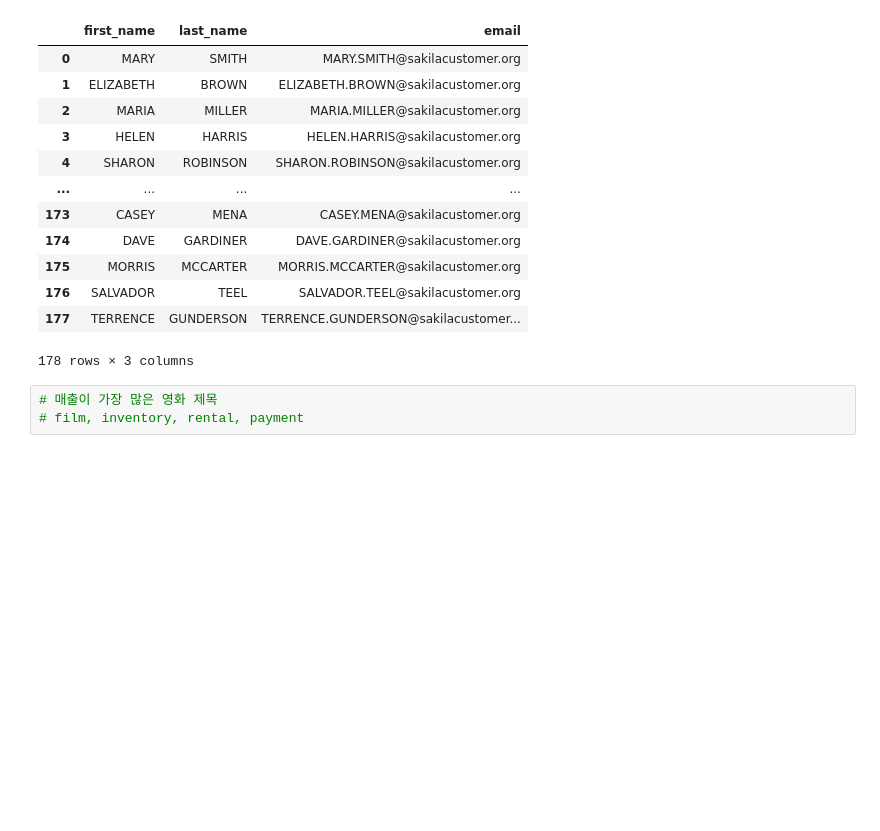
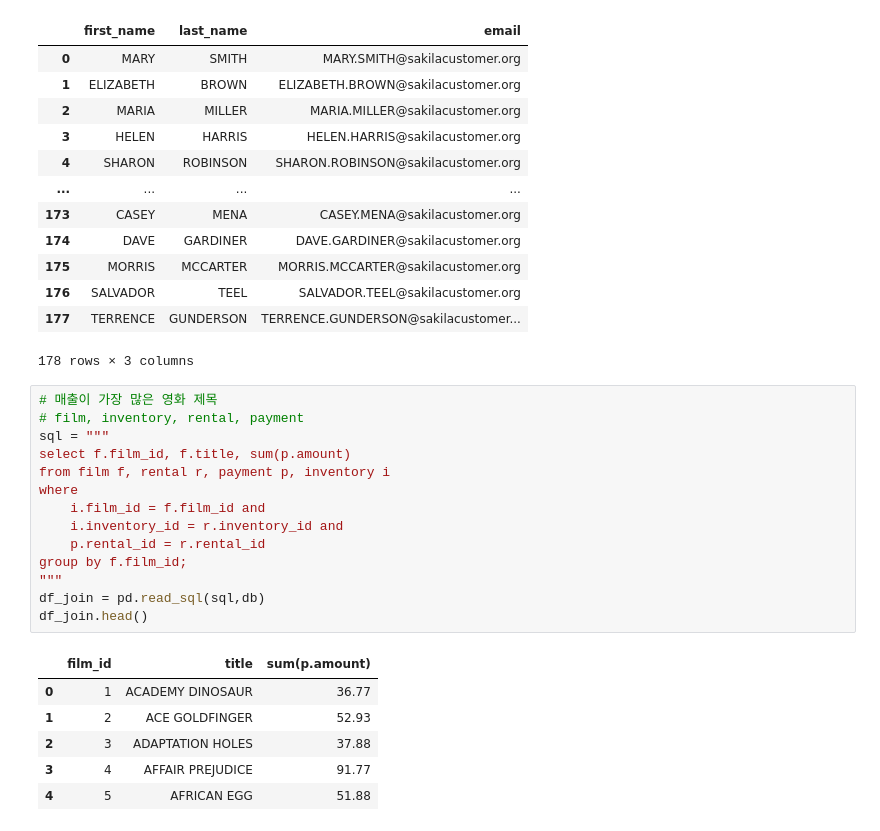
Before and after one commit to Depra3/tempPython, a Jupyter notebook: 230103/python_mysql_1.ipynb, the cells around one changed output. Cells and saved outputs as stored; diff of their text form; blank space fills up the shorter version.

```diff
--- a/230103/python_mysql_1.ipynb
+++ b/230103/python_mysql_1.ipynb
@@ -304,6 +308,24 @@ pd.read_sql('select first_name, last_name, email from customer where customer_id
 | 176 | SALVADOR | TEEL | SALVADOR.TEEL@sakilacustomer.org |
 | 177 | TERRENCE | GUNDERSON | TERRENCE.GUNDERSON@sakilacustomer... |
 178 rows × 3 columns
-# %%
-# 매출이 가장 많은 영화 제목
-# film, inventory, rental, payment
+# %%
+# 매출이 가장 많은 영화 제목
+# film, inventory, rental, payment
+sql = """
+select f.film_id, f.title, sum(p.amount)
+from film f, rental r, payment p, inventory i
+where
+    i.film_id = f.film_id and
+    i.inventory_id = r.inventory_id and
+    p.rental_id = r.rental_id
+group by f.film_id;
+"""
+df_join = pd.read_sql(sql,db)
+df_join.head()
+# %% [output]
+|  | film_id | title | sum(p.amount) |
+| 0 | 1 | ACADEMY DINOSAUR | 36.77 |
+| 1 | 2 | ACE GOLDFINGER | 52.93 |
+| 2 | 3 | ADAPTATION HOLES | 37.88 |
+| 3 | 4 | AFFAIR PREJUDICE | 91.77 |
+| 4 | 5 | AFRICAN EGG | 51.88 |
```
Also changed, not shown: parts of 1 cell of this notebook, 10 other files.
